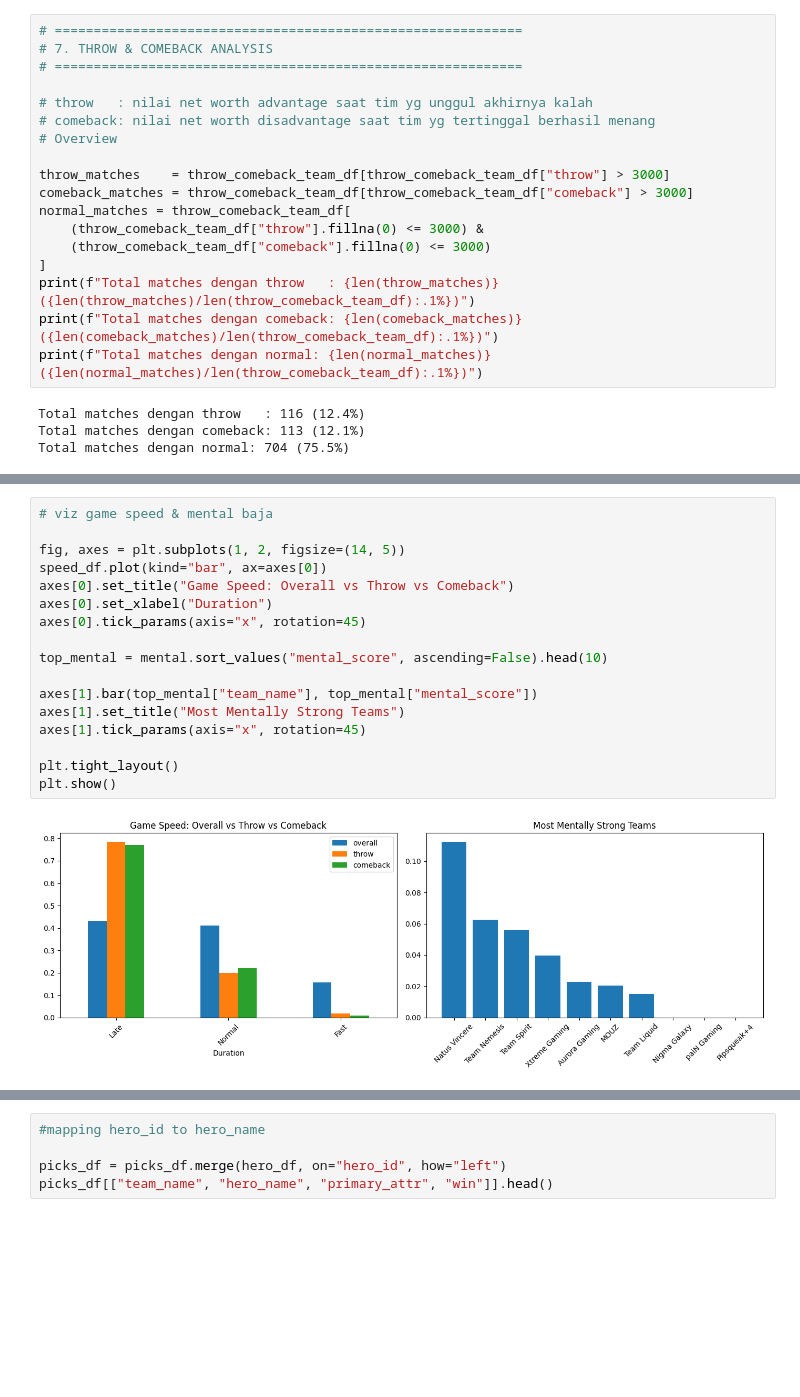
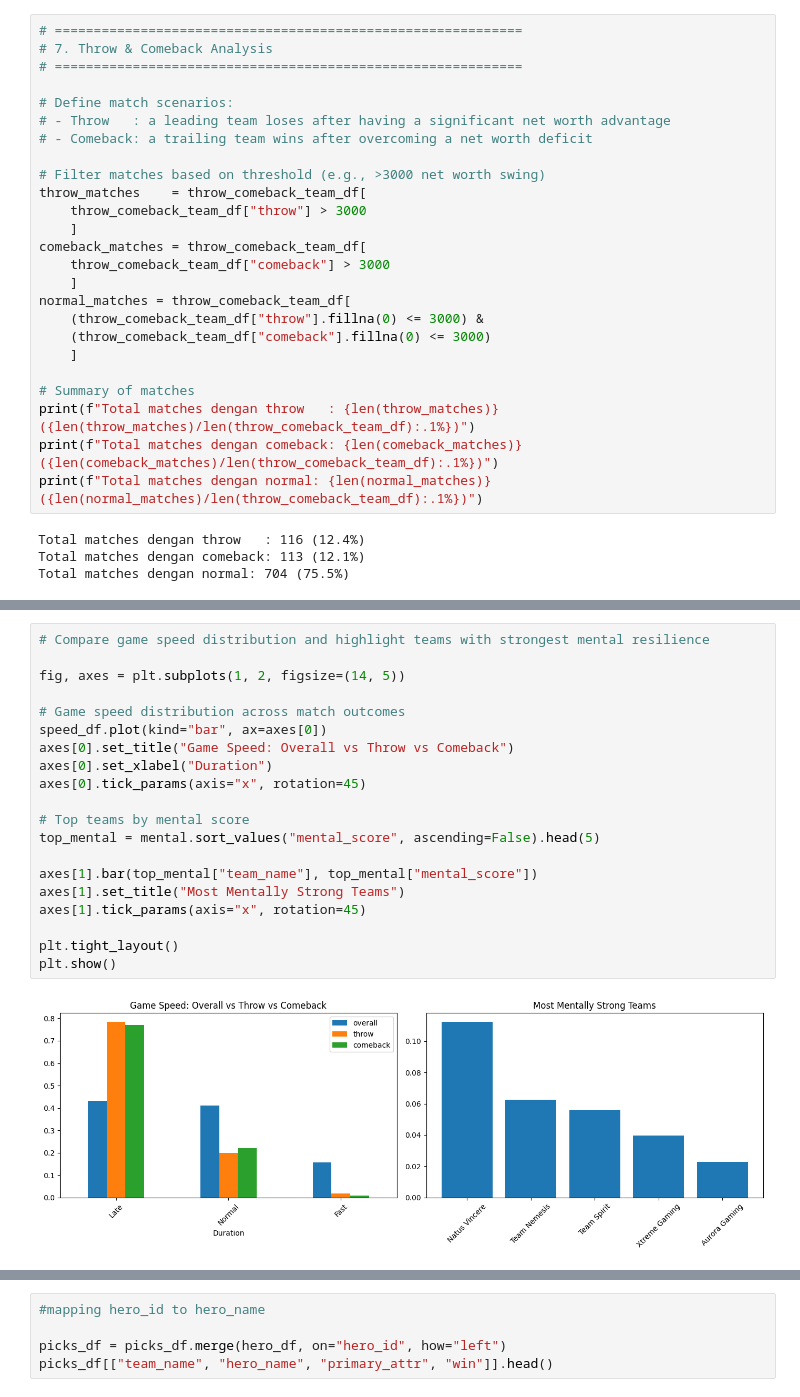
Before and after one commit to chokiarmando-lab/dota2-team-performance-analysis, a Jupyter notebook: notebooks/03-eda.ipynb, the cells around one changed output, grey strips where cells are left out. Drawn from its saved outputs; the diff is of its cells as text; blank space fills up the shorter version.

```diff
--- a/notebooks/03-eda.ipynb
+++ b/notebooks/03-eda.ipynb
@@ -290,19 +304,26 @@ plt.show()
 [figure]
 # %%
 # ============================================================
-# 7. THROW & COMEBACK ANALYSIS
+# 7. Throw & Comeback Analysis
 # ============================================================
 
-# throw   : nilai net worth advantage saat tim yg unggul akhirnya kalah
-# comeback: nilai net worth disadvantage saat tim yg tertinggal berhasil menang
-# Overview
+# Define match scenarios:
+# - Throw   : a leading team loses after having a significant net worth advantage
+# - Comeback: a trailing team wins after overcoming a net worth deficit
 
-throw_matches    = throw_comeback_team_df[throw_comeback_team_df["throw"] > 3000]
-comeback_matches = throw_comeback_team_df[throw_comeback_team_df["comeback"] > 3000]
+# Filter matches based on threshold (e.g., >3000 net worth swing)
+throw_matches    = throw_comeback_team_df[
+    throw_comeback_team_df["throw"] > 3000
+    ]
+comeback_matches = throw_comeback_team_df[
+    throw_comeback_team_df["comeback"] > 3000
+    ]
 normal_matches = throw_comeback_team_df[
     (throw_comeback_team_df["throw"].fillna(0) <= 3000) &
     (throw_comeback_team_df["comeback"].fillna(0) <= 3000)
-]
+    ]
+
+# Summary of matches
 print(f"Total matches dengan throw   : {len(throw_matches)} ({len(throw_matches)/len(throw_comeback_team_df):.1%})")
 print(f"Total matches dengan comeback: {len(comeback_matches)} ({len(comeback_matches)/len(throw_comeback_team_df):.1%})")
 print(f"Total matches dengan normal: {len(normal_matches)} ({len(normal_matches)/len(throw_comeback_team_df):.1%})")
@@ -457,22 +490,25 @@ plt.show()
 # %% [output]
 [figure]
 # %%
-# viz game speed & mental baja
+# Compare game speed distribution and highlight teams with strongest mental resilience
 
 fig, axes = plt.subplots(1, 2, figsize=(14, 5))
+
+# Game speed distribution across match outcomes
 speed_df.plot(kind="bar", ax=axes[0])
 axes[0].set_title("Game Speed: Overall vs Throw vs Comeback")
 axes[0].set_xlabel("Duration")
 axes[0].tick_params(axis="x", rotation=45)
 
-top_mental = mental.sort_values("mental_score", ascending=False).head(10)
+# Top teams by mental score
+top_mental = mental.sort_values("mental_score", ascending=False).head(5)
 
 axes[1].bar(top_mental["team_name"], top_mental["mental_score"])
 axes[1].set_title("Most Mentally Strong Teams")
 axes[1].tick_params(axis="x", rotation=45)
 
 plt.tight_layout()
 plt.show()
 # %% [output]
-[figure, old version]
+[figure, new version]
 # %%
```
Also changed, not shown: parts of 29 cells of this notebook, 1 other file.
